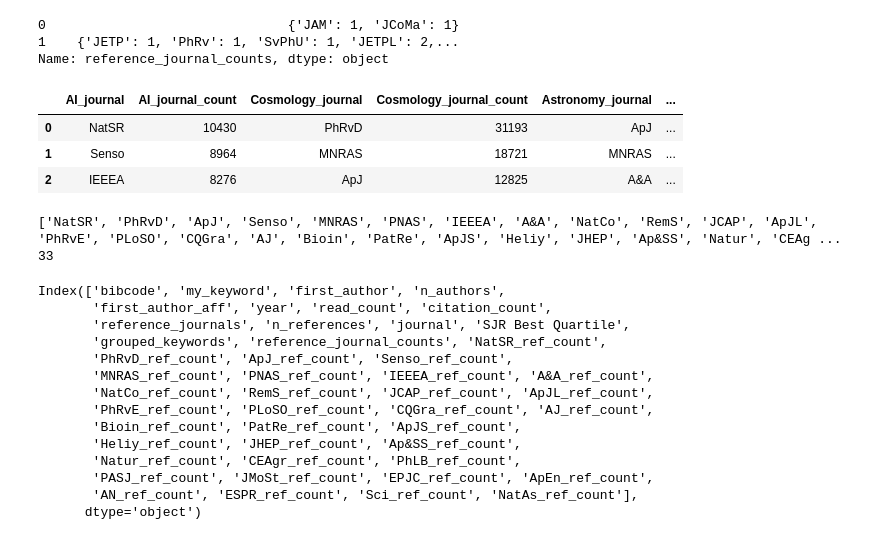
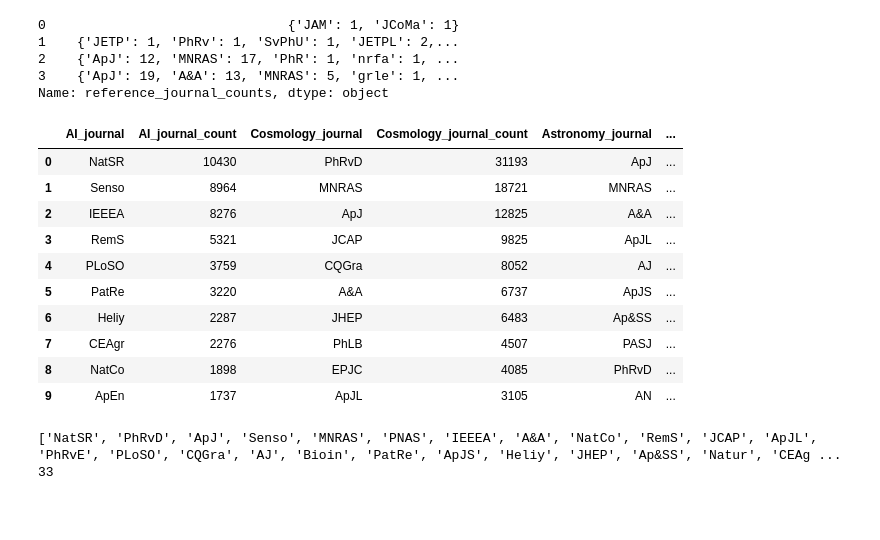
Before and after one commit to vadibekyan/ads_stats, a Jupyter notebook: ads_data_references_github.ipynb, the cells around one changed output. Saved outputs shown, nothing was run; the diff lists cells and outputs as text; code cells hidden in the pictures; blank space fills up the shorter version.

Commit message:
Modifty ads_data_references_github
Added JournalReferenceAnalyzer to calculate the
bias of journal contributions

Added function to plot
plot_journal_contributions_and_bias

```diff
--- a/ads_data_references_github.ipynb
+++ b/ads_data_references_github.ipynb
@@ -16,10 +19,12 @@ all_data_ref.head(2)
 all_data_ref['reference_journal_counts'] = all_data_ref['reference_journals'].apply(
     lambda x: dict(Counter(x))
 )
-all_data_ref['reference_journal_counts'].head(2)
+all_data_ref['reference_journal_counts'].head(4)
 # %% [output]
 0                               {'JAM': 1, 'JCoMa': 1}
 1    {'JETP': 1, 'PhRv': 1, 'SvPhU': 1, 'JETPL': 2,...
+2    {'ApJ': 12, 'MNRAS': 17, 'PhR': 1, 'nrfa': 1, ...
+3    {'ApJ': 19, 'A&A': 13, 'MNRAS': 5, 'grle': 1, ...
 Name: reference_journal_counts, dtype: object
 # %%
 def get_top_journals_by_keyword_contains(df, keyword_list, keyword_col='grouped_keywords', journal_col='journal', top_n=10):
@@ -38,34 +43,43 @@ def get_top_journals_by_keyword_contains(df, keyword_list, keyword_col='grouped_
         pd.DataFrame: Wide-format DataFrame with journal names and counts for each matched keyword.
     """
     result_df = pd.DataFrame()
 
     for keyword in keyword_list:
         # Case-insensitive substring matching
         mask = df[keyword_col].str.contains(keyword, case=False, na=False)
         filtered = df[mask]
 
         top_journals = filtered[journal_col].value_counts().head(top_n)
 
         temp_df = pd.DataFrame({
             f"{keyword}_journal": top_journals.index,
             f"{keyword}_journal_count": top_journals.values
         })
 
         temp_df.reset_index(drop=True, inplace=True)
         result_df = pd.concat([result_df, temp_df], axis=1)
 
     return result_df
 # Define your keyword patterns to look for (case-insensitive)
 keywords_to_search = all_data_ref['grouped_keywords'].unique().tolist()
 #keywords_to_search = ['exoplanet', 'star', 'AGN', 'Galaxy', 'Astrobiology', 'Asteroseismology']
 
 top10_table = get_top_journals_by_keyword_contains(all_data_ref, keyword_col = 'grouped_keywords', keyword_list=keywords_to_search, top_n=10)
-top10_table.head(3)
+top_journals = get_top_journals_by_keyword_contains(all_data_ref, keyword_col = 'grouped_keywords', keyword_list=keywords_to_search, top_n=6)
+
+top10_table.head(10)
 # %% [output]
 |  | AI_journal | AI_journal_count | Cosmology_journal | Cosmology_journal_count | Astronomy_journal | ... |
 | 0 | NatSR | 10430 | PhRvD | 31193 | ApJ | ... |
 | 1 | Senso | 8964 | MNRAS | 18721 | MNRAS | ... |
 | 2 | IEEEA | 8276 | ApJ | 12825 | A&A | ... |
+| 3 | RemS | 5321 | JCAP | 9825 | ApJL | ... |
+| 4 | PLoSO | 3759 | CQGra | 8052 | AJ | ... |
+| 5 | PatRe | 3220 | A&A | 6737 | ApJS | ... |
+| 6 | Heliy | 2287 | JHEP | 6483 | Ap&SS | ... |
+| 7 | CEAgr | 2276 | PhLB | 4507 | PASJ | ... |
+| 8 | NatCo | 1898 | EPJC | 4085 | PhRvD | ... |
+| 9 | ApEn | 1737 | ApJL | 3105 | AN | ... |
 # %%
 # Filter only the columns that contain journal names (not counts)
 journal_columns = [col for col in top10_table.columns if col.endswith('_journal')]
@@ -115,21 +129,4 @@ all_data_ref = add_reference_journal_columns(
     ref_col='reference_journal_counts',
     journal_list=unique_top_journals_plus_sci
 )
-# %%
-all_data_ref.columns
-# %% [output]
-Index(['bibcode', 'my_keyword', 'first_author', 'n_authors',
-       'first_author_aff', 'year', 'read_count', 'citation_count',
-       'reference_journals', 'n_references', 'journal', 'SJR Best Quartile',
-       'grouped_keywords', 'reference_journal_counts', 'NatSR_ref_count',
-       'PhRvD_ref_count', 'ApJ_ref_count', 'Senso_ref_count',
-       'MNRAS_ref_count', 'PNAS_ref_count', 'IEEEA_ref_count', 'A&A_ref_count',
-       'NatCo_ref_count', 'RemS_ref_count', 'JCAP_ref_count', 'ApJL_ref_count',
-       'PhRvE_ref_count', 'PLoSO_ref_count', 'CQGra_ref_count', 'AJ_ref_count',
-       'Bioin_ref_count', 'PatRe_ref_count', 'ApJS_ref_count',
-       'Heliy_ref_count', 'JHEP_ref_count', 'Ap&SS_ref_count',
-       'Natur_ref_count', 'CEAgr_ref_count', 'PhLB_ref_count',
-       'PASJ_ref_count', 'JMoSt_ref_count', 'EPJC_ref_count', 'ApEn_ref_count',
-       'AN_ref_count', 'ESPR_ref_count', 'Sci_ref_count', 'NatAs_ref_count'],
-      dtype='object')
 # %%
```
Also changed, not shown: parts of 19 cells of this notebook, 2 other files.
